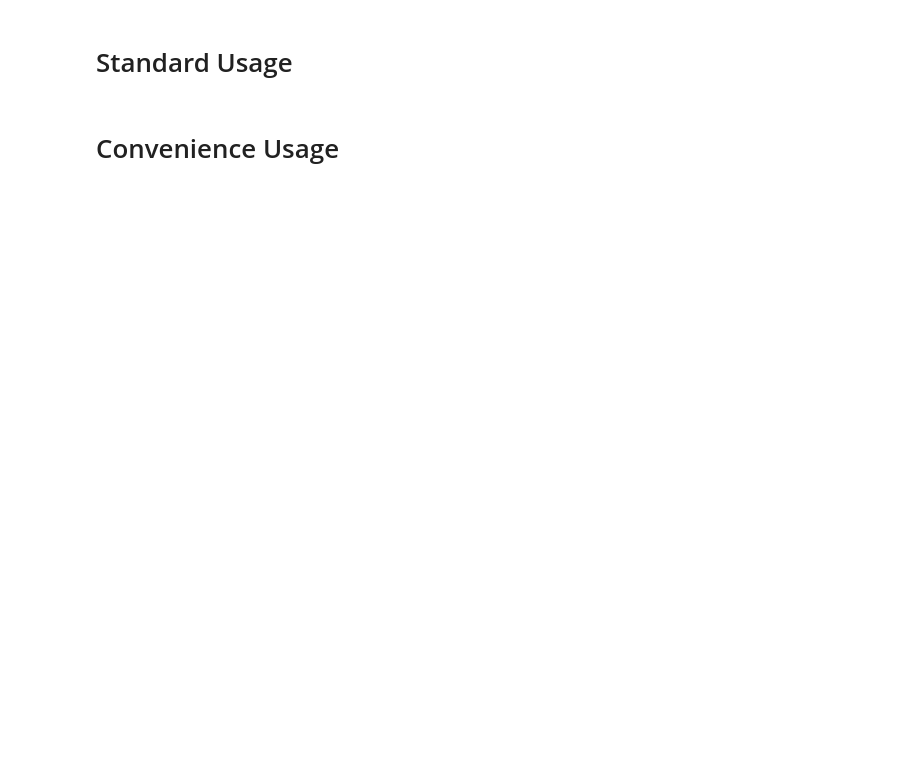
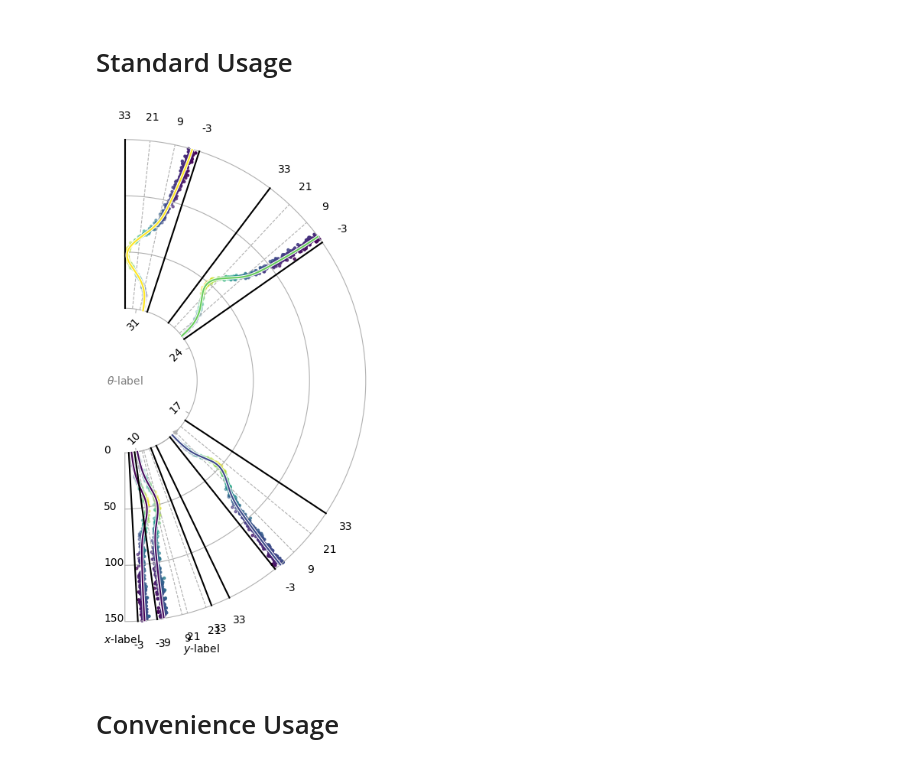
Before and after one commit to TheRedElement/LStein, a Jupyter notebook: src_py_demo/LVisP_demo.ipynb, the cells around one changed output. Cells and saved outputs as stored; diff of their text form; code cells hidden in the pictures; blank space fills up the shorter version.

```diff
--- a/src_py_demo/LVisP_demo.ipynb
+++ b/src_py_demo/LVisP_demo.ipynb
@@ -94,5 +114,53 @@ vmin = 300 if ".py" not in fname else None
 colors = lvisu.get_colors(theta_raw, cmap="nipy_spectral", vmin=vmin)
 # %% [markdown]
 # Standard Usage
+# %%
+fig = plt.figure(figsize=(5,9))
+ax = fig.add_subplot(111)
+
+#init canvas (similar to `plt.figure()`)
+LVPC = LVisPCanvas(ax,
+    thetaticks,
+    xticks=xticks,                          #use as ticks and labels
+    # xticks=[-20,0,20,100],                  #custom (also use as labels)
+    # xticks=(xticks,["x1","x2","x3","x4"]),  #custom labels
+    yticks=yticks,
+    thetaguidelims=(-np.pi/2,np.pi/2), thetaplotlims=(-np.pi/2+panelsize/2,np.pi/2-panelsize/2),
+    xlimdeadzone=0.3,
+    thetalabel=r"$\theta$-label", xlabel=r"$x$-label", ylabel=r"$y$-label",
+    thetaarrowpos_th=15, ylabpos_th=np.min(theta_raw),
+    thetatickkwargs=dict(ls="-"), thetaticklabelkwargs=dict(rotation=45), thetalabelkwargs=dict(c="tab:grey"),
+    xtickkwargs=dict(ls="-"), xticklabelkwargs=dict(xytext=(-2,0)), xlabelkwargs=dict(c="k"),
+)
+
+#get colors for colormapping `theta`
+colors = lvisu.get_colors(theta_raw)
+
+#plot different panels
+for i in range(len(theta_raw)):
+
+    #add a panel (similar to `ax = fig.add_subplot()`)
+    LVPP = LVPC.add_panel(
+        theta=theta_raw[i],
+        yticks=None,                                                #as initialized in `LVisPCanvas`
+        # yticks=yticks,                                              #predifined (use also as labels)
+        # yticks=[np.floor(y_raw[i].min()), np.ceil(y_raw[i].max())], #data fills the entire panel
+        # yticks=(yticks, ["A", "B", "C", "D"]),                      #predifined (custom labels)
+        panelsize=panelsize,
+        show_panelbounds=True, show_yticks=True,
+        y_projection_method="theta",                                #execute projection in theta-space (preferred)
+        # y_projection_method="y",                                    #execute projection in y-space
+        ytickkwargs=dict(ls="--"), yticklabelkwargs=None,
+        panelboundskwargs=None,
+    )
+
+    #plotting into the panel (similar to `ax.plot()`)
+    LVPP.scatter(x_raw[i], y_raw[i], c=y_raw[i], s=5,  alpha=np.linspace(0, 1, y_raw[i].shape[0]))
+    LVPP.plot(x_pro[i], y_pro[i], c="w", lw=3)
+    LVPP.plot(x_pro[i], y_pro[i], color=colors[i])
+
+plt.show()
+# %% [output]
+[figure, added]
 # %% [markdown]
 # Convenience Usage
```
Also changed, not shown: parts of 2 cells of this notebook, 2 other files.
